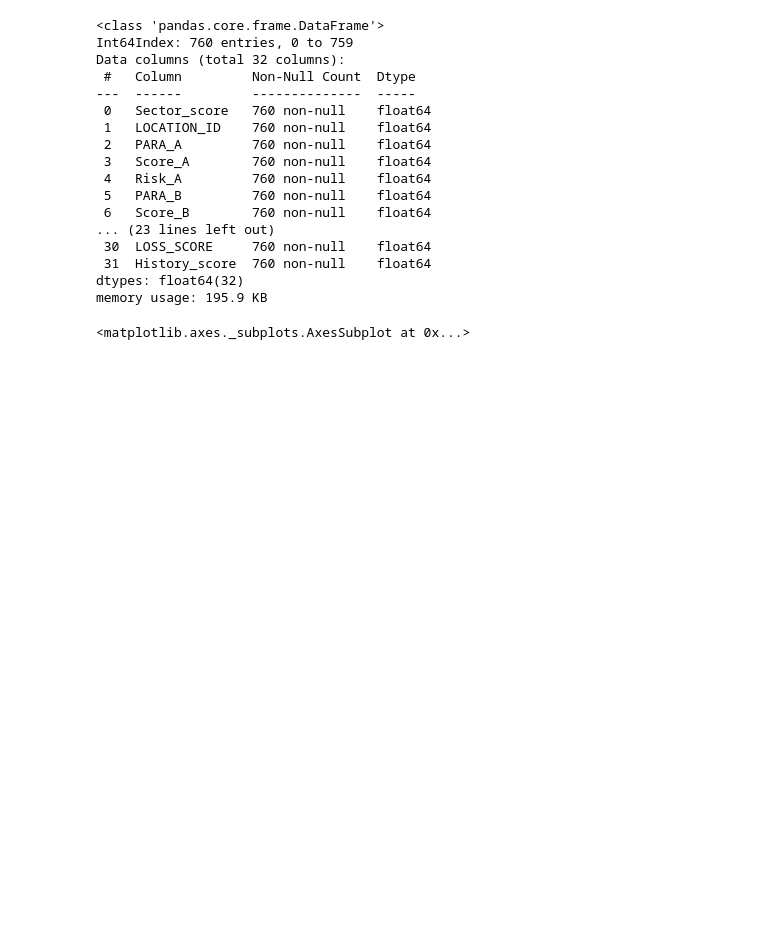
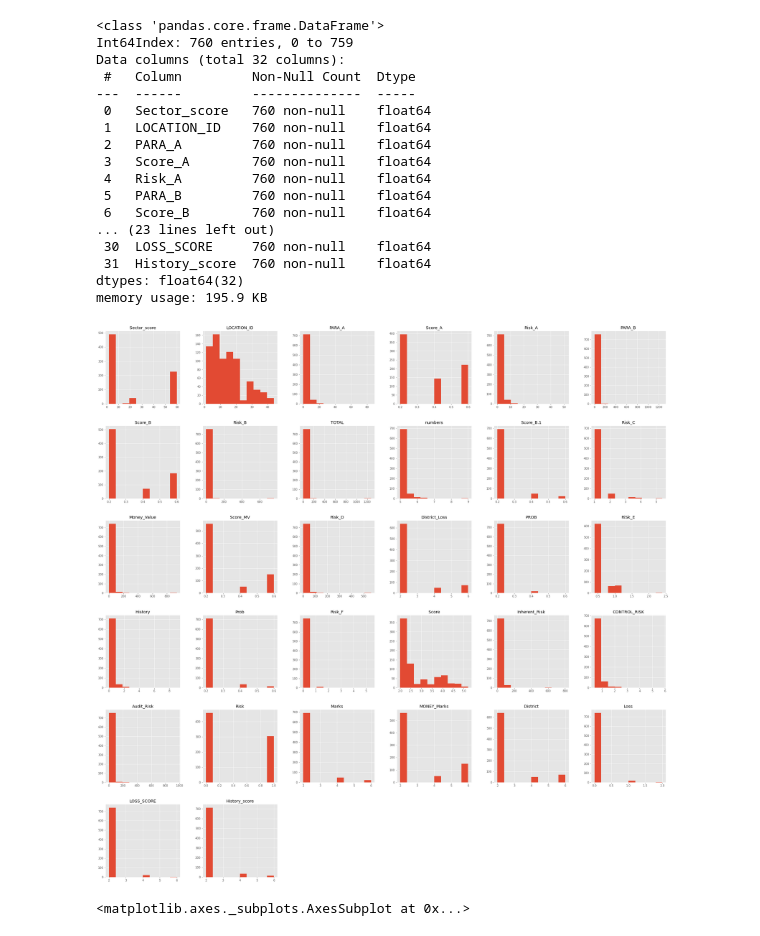
Before and after one commit to nahidosen/1821168042_CSE445_Spring21, a Jupyter notebook: Classification_Task/Classification_Task_Audit_Task.ipynb, the cells around one changed output. Saved outputs shown, nothing was run; the diff lists cells and outputs as text; code cells hidden in the pictures; blank space fills up the shorter version.

```diff
--- a/Classification_Task/Classification_Task_Audit_Task.ipynb
+++ b/Classification_Task/Classification_Task_Audit_Task.ipynb
@@ -579,6 +579,10 @@ Data columns (total 32 columns):
  31  History_score  760 non-null    float64
 dtypes: float64(32)
 memory usage: 195.9 KB
+# %%
+one_df.hist(figsize= (35, 35));
+# %% [output]
+[figure, added]
 # %%
 corr = one_df.corr()
 mask = np.triu(np.ones_like(corr, dtype=bool))
```
Also changed, not shown: parts of 14 cells of this notebook.
